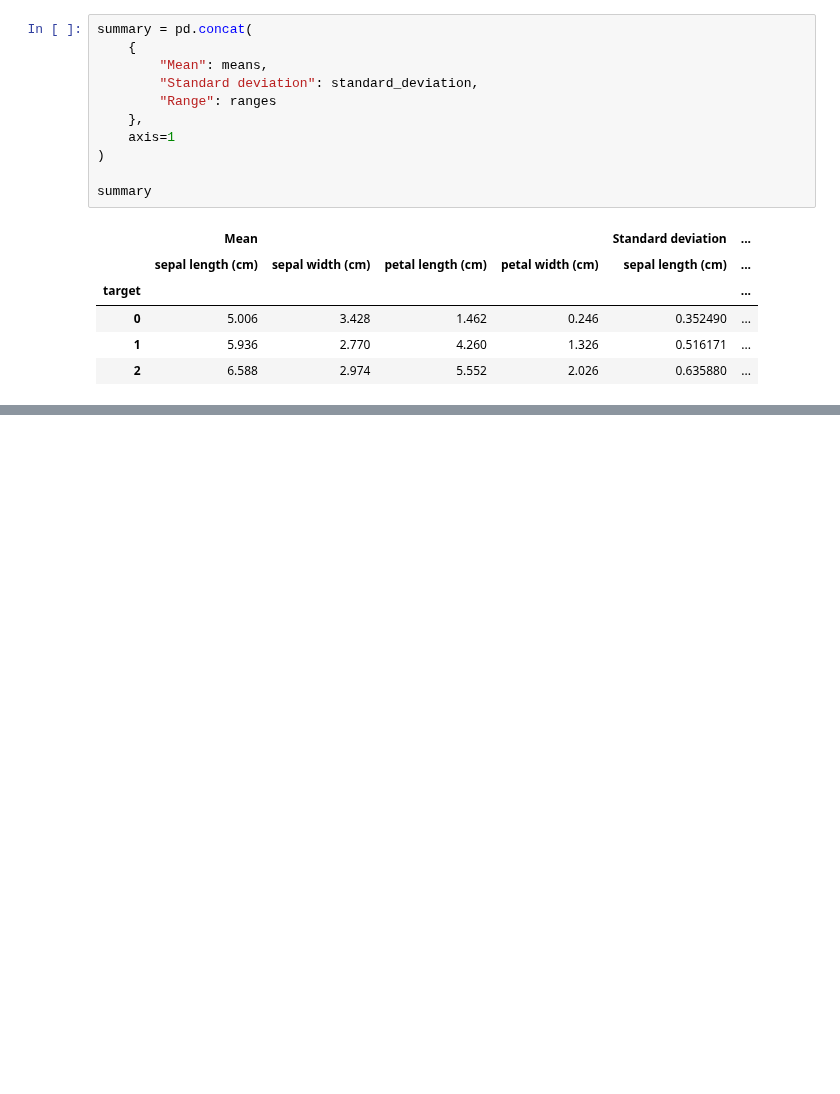
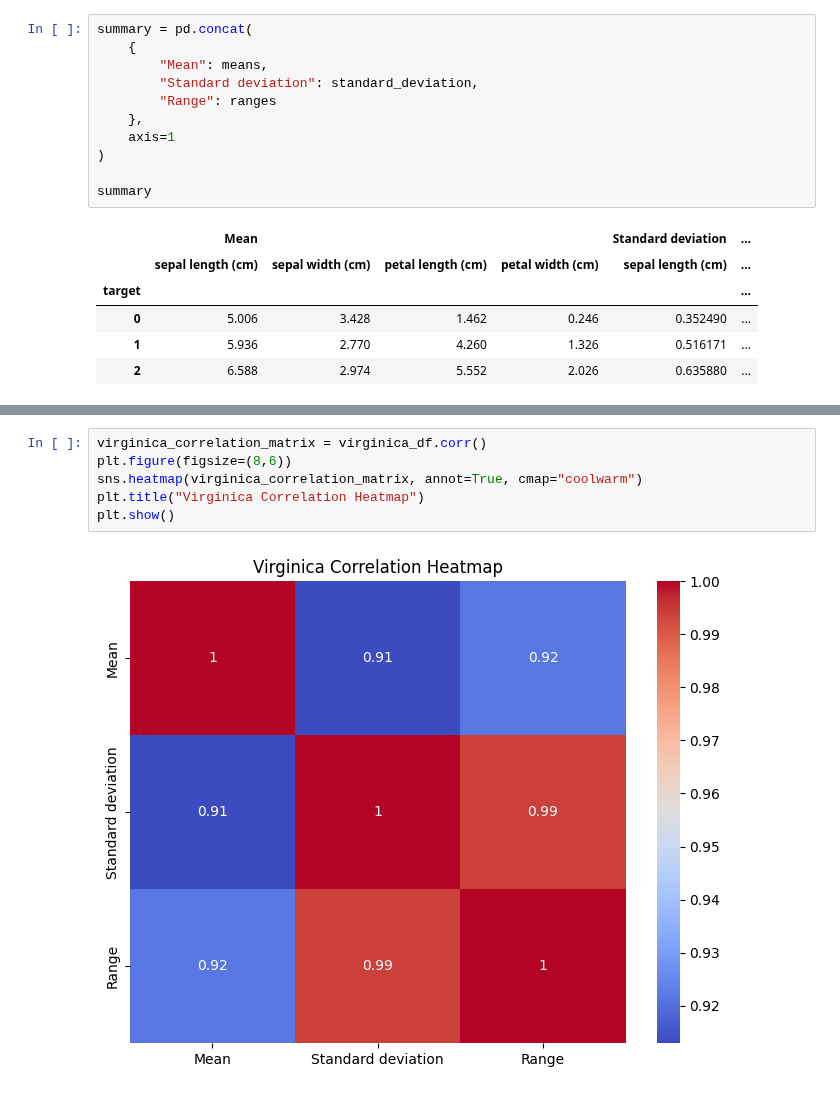
Before and after one commit to Mohammadrzn/maktab-HW, a Jupyter notebook: HW_05_Rezanejad/HW_05_Rezanejad_Q4.ipynb, the cells around one changed output, grey strips where cells are left out. Cells and saved outputs as stored; diff of their text form; blank space fills up the shorter version.

```diff
--- a/HW_05_Rezanejad/HW_05_Rezanejad_Q4.ipynb
+++ b/HW_05_Rezanejad/HW_05_Rezanejad_Q4.ipynb
@@ -111,0 +130,8 @@ summary
+# %%
+virginica_correlation_matrix = virginica_df.corr()
+plt.figure(figsize=(8,6))
+sns.heatmap(virginica_correlation_matrix, annot=True, cmap="coolwarm")
+plt.title("Virginica Correlation Heatmap")
+plt.show()
+# %% [output]
+[figure, added]
```
Also changed, not shown: parts of 3 cells of this notebook.
